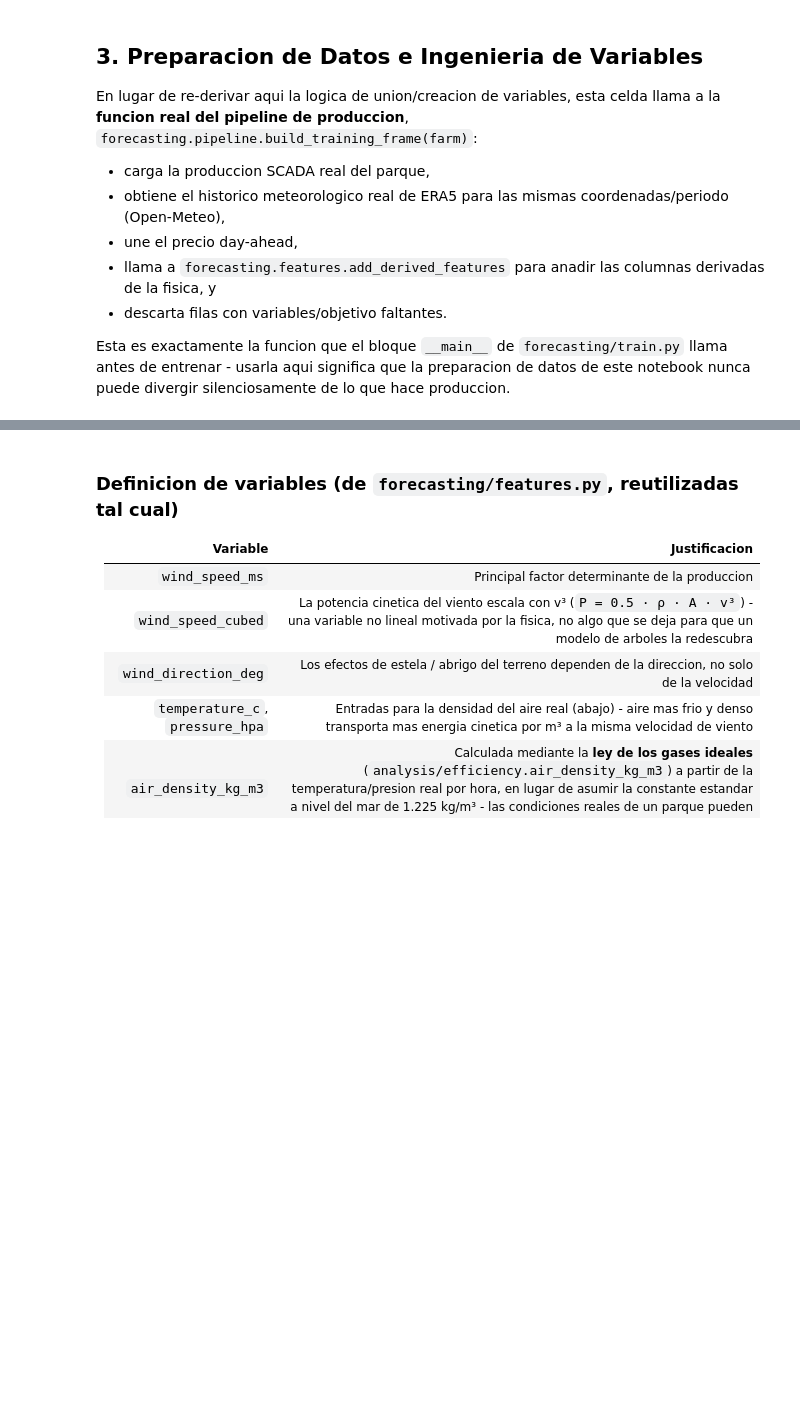
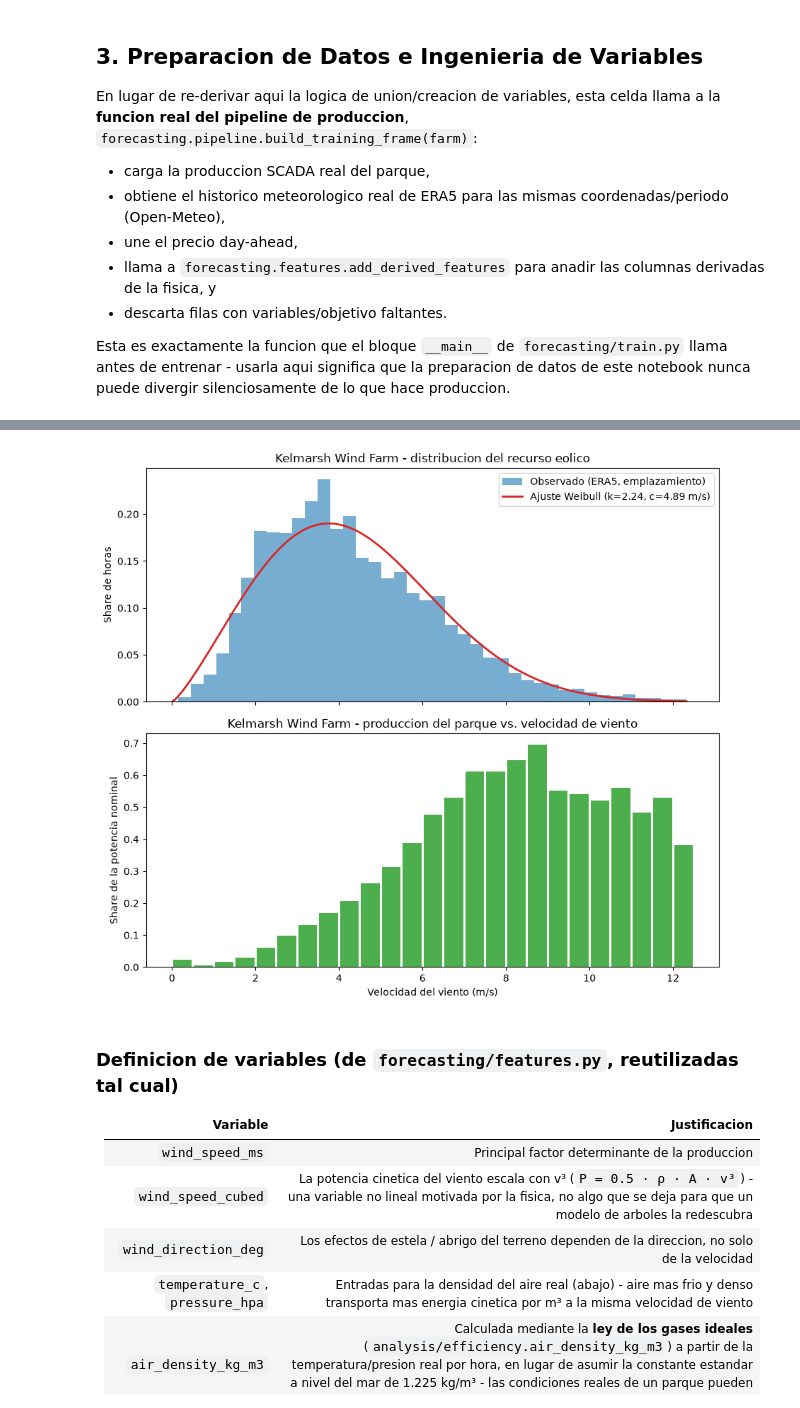
Before and after one commit to fborbon/windward, a Jupyter notebook: demo_notebook/wind_farm_production_forecasting_ES.ipynb, the cells around one changed output, grey strips where cells are left out. Cells and saved outputs as stored; diff of their text form; code cells hidden in the pictures; blank space fills up the shorter version.

```diff
--- a/demo_notebook/wind_farm_production_forecasting_ES.ipynb
+++ b/demo_notebook/wind_farm_production_forecasting_ES.ipynb
@@ -250,3 +262,36 @@ Frame de entrenamiento: 8174 filas horarias, 2016-01-21 14:00:00 -> 2016-12-31 2
+# %%
+from scipy.stats import weibull_min
+
+wind_speed = df["wind_speed_ms"]
+weibull_shape, weibull_loc, weibull_scale = weibull_min.fit(wind_speed, floc=0)
+
+fig, axes = plt.subplots(2, 1, figsize=(9, 8), sharex=True)
+
+# Arriba: distribucion de la velocidad de viento (share de horas) + ajuste Weibull
+axes[0].hist(wind_speed, bins=40, density=True, color="tab:blue", alpha=0.6, label="Observado (ERA5, emplazamiento)")
+x = np.linspace(0, wind_speed.max(), 200)
+axes[0].plot(x, weibull_min.pdf(x, weibull_shape, weibull_loc, weibull_scale), color="tab:red", lw=2,
+             label=f"Ajuste Weibull (k={weibull_shape:.2f}, c={weibull_scale:.2f} m/s)")
+axes[0].set_ylabel("Share de horas")
+axes[0].set_title(f"{farm.name} - distribucion del recurso eolico")
+axes[0].legend()
+
+# Abajo: produccion del parque vs. velocidad de viento, media por bin como fraccion de la potencia nominal total
+bins = np.arange(0, wind_speed.max() + 1, 0.5)
+bin_labels = bins[:-1] + 0.25
+power_binned = df.groupby(pd.cut(wind_speed, bins=bins), observed=True)["output_mw"].mean()
+total_capacity_mw = farm.rated_power_kw * len(farm.turbine_ids) / 1000
+share_of_capacity = (power_binned / total_capacity_mw).reindex(bin_labels, fill_value=np.nan)
+
+axes[1].bar(bin_labels, share_of_capacity.values, width=0.45, color="tab:green", alpha=0.85)
+axes[1].set_xlabel("Velocidad del viento (m/s)")
+axes[1].set_ylabel("Share de la potencia nominal")
+axes[1].set_title(f"{farm.name} - produccion del parque vs. velocidad de viento")
+
+plt.tight_layout()
+plt.show()
+# %% [output]
+[figure, added]
 # %% [markdown]
 ### Definicion de variables (de `forecasting/features.py`, reutilizadas tal cual)
 
```
Also changed, not shown: parts of 11 cells of this notebook, 2 other files.
